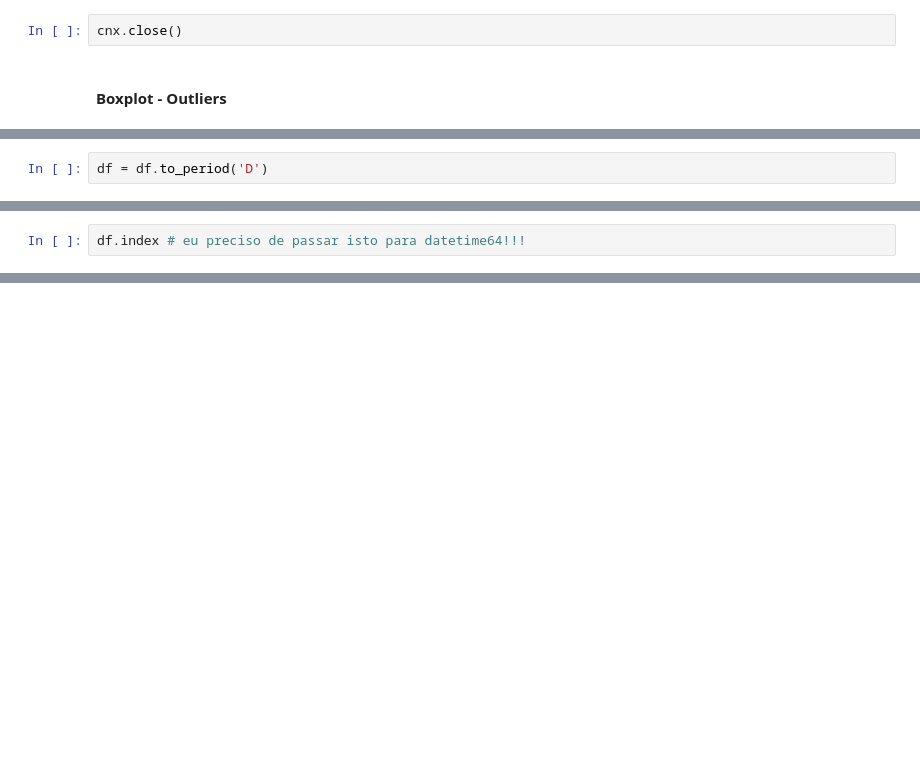
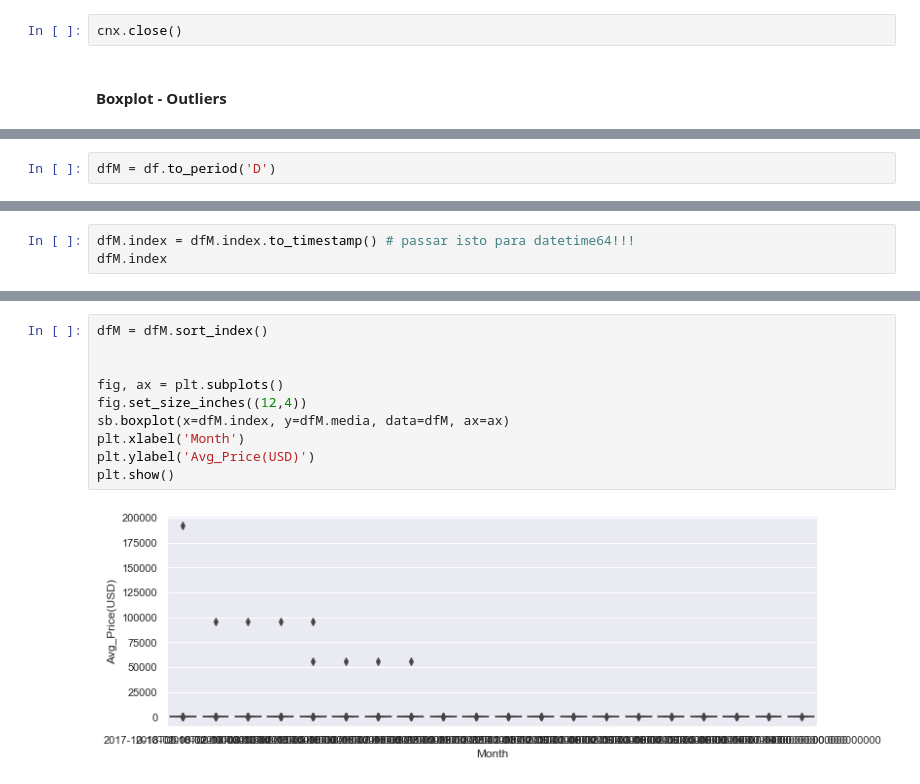
Before and after one commit to SofiaMM/bioanalysis, a Jupyter notebook: graphs_test/08-19/test_outliers/test_outliers_4aminopyridine.ipynb, the cells around one changed output, grey strips where cells are left out. Cells and saved outputs as stored; diff of their text form; blank space fills up the shorter version.

```diff
--- a/graphs_test/08-19/test_outliers/test_outliers_4aminopyridine.ipynb
+++ b/graphs_test/08-19/test_outliers/test_outliers_4aminopyridine.ipynb
@@ -187,2 +287,2 @@ cnx.close()
 # %%
-df = df.to_period('D')
+dfM = df.to_period('D')
@@ -235,3 +346,4 @@ date
 # %%
-df.index # eu preciso de passar isto para datetime64!!!
+dfM.index = dfM.index.to_timestamp() # passar isto para datetime64!!!
+dfM.index
 # %% [output]
@@ -245,0 +358,12 @@ PeriodIndex(['2017-10-10', '2017-10-10', '2017-10-10', '2017-10-10',
+# %%
+dfM = dfM.sort_index()
+
+
+fig, ax = plt.subplots()
+fig.set_size_inches((12,4))
+sb.boxplot(x=dfM.index, y=dfM.media, data=dfM, ax=ax)
+plt.xlabel('Month')
+plt.ylabel('Avg_Price(USD)')
+plt.show()
+# %% [output]
+[figure, added]
```
Also changed, not shown: parts of 17 cells of this notebook, 1 other file.
